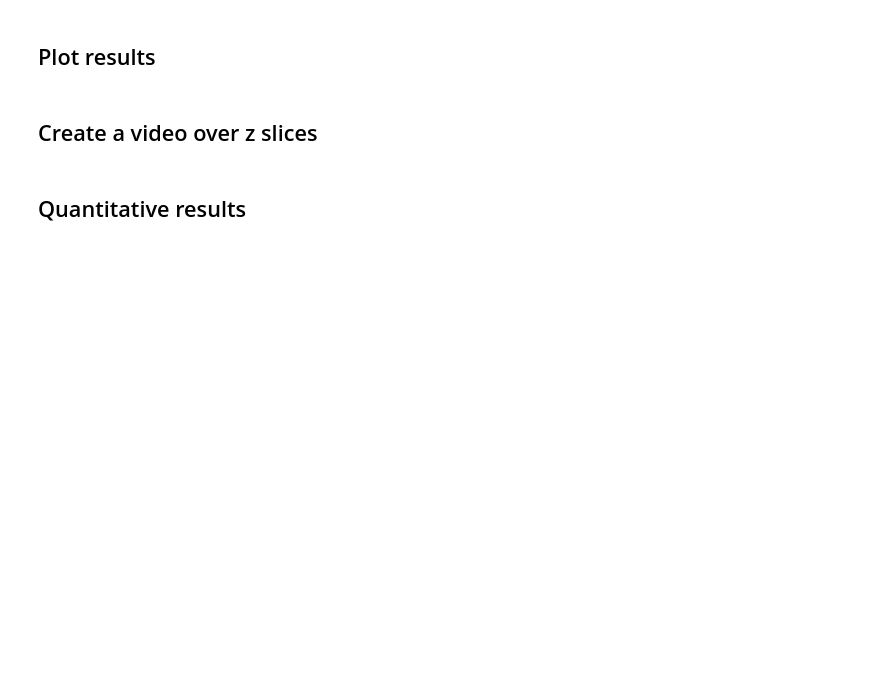
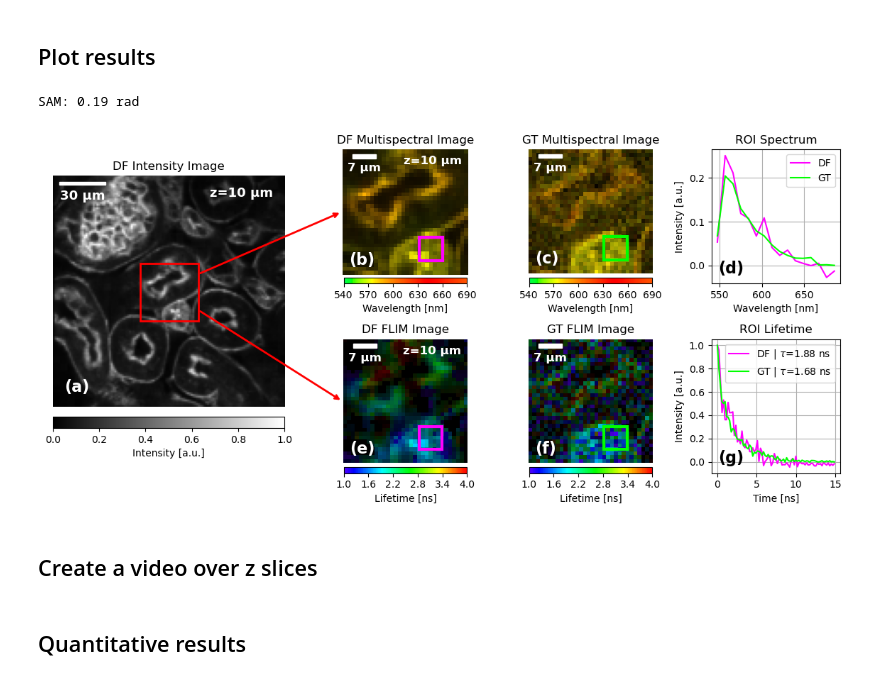
Before and after one commit to FluoLab/datafusion, a Jupyter notebook: analysis_kidney2.ipynb, the cells around one changed output. Saved outputs shown, nothing was run; the diff lists cells and outputs as text; code cells hidden in the pictures; blank space fills up the shorter version.

```diff
--- a/analysis_kidney2.ipynb
+++ b/analysis_kidney2.ipynb
@@ -302,10 +313,21 @@ interact(
 
 ## Plot results
 # %%
+def add_z_text(z_index, ax, font_size=12):
+    ax.text(
+        0.95, 0.95, f"z={z_index} µm",
+        transform=ax.transAxes,
+        fontsize=font_size,
+        fontweight="bold",
+        va="top",
+        ha="right",
+        c="w"
+    )
+
+
 def plot_zoom_results(
         x, t, lam,
         gt_spc,
-        cmos,
         z_index,
         zoom_slice=slice(48, 80),
         roi_u=slice(24, 30),
@@ -373,14 +395,16 @@ def plot_zoom_results(
         ax0.transData,
         scalebar_length_pixels,  # Length of scalebar in pixels
         f'{scalebar_length_micrometers} µm',  # Label for the scalebar
-        'upper right',
+        'upper left',
         pad=0.4,
+        sep=5,
         color='white',
         frameon=False,
         size_vertical=1.5,
         fontproperties={"size": 13, "weight": "bold"},
     )
     ax0.add_artist(scalebar)
+    add_z_text(z_index, ax0, font_size=13)
 
     # ax0.text(
     #     0.48, 0.06, f"PSNR: {psnr_intensity:.2f} dB",
@@ -411,12 +435,15 @@ def plot_zoom_results(
         f'{scalebar_length_micrometers_zoomed} µm',  # Label for the scalebar
         'upper left',
         pad=0.3,
+        sep=5,
         color='white',
         frameon=False,
         size_vertical=1,
         fontproperties={"size": 12, "weight": "bold"},
     )
     ax01.add_artist(scalebar)
+    add_z_text(z_index, ax01, font_size=12)
+
     # Add PSNR with respect to the ground truth
     # psnr_spectrum = np.zeros(gt_spc.shape[1])
     # for i in range(gt_spc.shape[1]):
@@ -457,6 +484,7 @@ def plot_zoom_results(
         f'{scalebar_length_micrometers_zoomed} µm',  # Label for the scalebar
         'upper left',
         pad=0.3,
+        sep=5,
         color='white',
         frameon=False,
         size_vertical=1,
@@ -466,16 +494,19 @@ def plot_zoom_results(
     ax02.axis("off")
 
     ax03 = fig.add_subplot(gs[0, 3])
-    tmp = fused_zoomed[:, :, 0, roi_u, roi_v].sum(axis=(0, 2, 3))
-    ax03.plot(lam, tmp / tmp.sum(), label="DF", c="magenta")
-    tmp = gt_spc[:, :, roi_u, roi_v].sum(axis=(0, 2, 3))
-    ax03.plot(lam, tmp / tmp.sum(), label="GT", c="lime")
+    fused_roi_spectrum = fused_zoomed[:, :, 0, roi_u, roi_v].sum(axis=(0, 2, 3))
+    fused_roi_spectrum /= fused_roi_spectrum.sum()
+    ax03.plot(lam, fused_roi_spectrum, label="DF", c="magenta")
+    spc_roi_spectrum = gt_spc[:, :, roi_u, roi_v].sum(axis=(0, 2, 3))
+    spc_roi_spectrum /= spc_roi_spectrum.sum()
+    ax03.plot(lam, spc_roi_spectrum, label="GT", c="lime")
     ax03.set_title("ROI Spectrum")
     ax03.set_xlabel("Wavelength [nm]")
     ax03.set_ylabel("Intensity [a.u.]")
     ax03.legend()
     ax03.grid()
     ax03.text(0.05, 0.05, "(d)", transform=ax03.transAxes, fontsize=font_size_letters, fontweight="bold", va='bottom')
+    print(f"SAM: {sam(fused_roi_spectrum, spc_roi_spectrum):.2F} rad")
 
     # Lifetime comparison
     hsv_colormap = np.vstack([np.linspace(0, 26 / 36, 100)[::-1], np.ones(100), np.ones(100)]).T
@@ -497,12 +528,14 @@ def plot_zoom_results(
         f'{scalebar_length_micrometers_zoomed} µm',  # Label for the scalebar
         'upper left',
         pad=0.3,
+        sep=5,
         color='white',
         frameon=False,
         size_vertical=1,
         fontproperties={"size": 12, "weight": "bold"},
     )
     ax11.add_artist(scalebar)
+    add_z_text(z_index, ax11, font_size=12)
 
     # Add PSNR with respect to the ground truth
     # psnr_lifetime = psnr(gt_spc_tau, fused_zoomed_tau, data_range=gt_spc_tau.max() - gt_spc_tau.min())
@@ -533,6 +566,7 @@ def plot_zoom_results(
         f'{scalebar_length_micrometers_zoomed} µm',  # Label for the scalebar
         'upper left',
         pad=0.3,
+        sep=5,
         color='white',
         frameon=False,
         size_vertical=1,
@@ -542,27 +576,27 @@ def plot_zoom_results(
     ax12.axis("off")
 
     ax13 = fig.add_subplot(gs[1, 3])
-    tmp = fused_zoomed[:, :, 0, roi_u, roi_v].sum(axis=(1, 2, 3))
-    tmp /= tmp.max()
-    params, _ = curve_fit(decay, t, tmp,
+    fused_roi_time = fused_zoomed[:, :, 0, roi_u, roi_v].sum(axis=(1, 2, 3))
+    fused_roi_time /= fused_roi_time.max()
+    params, _ = curve_fit(decay, t, fused_roi_time,
                           bounds=([0.0, 1e-6, 0.0], [1, 6.0, 0.1]),
                           p0=(0.5, 2.0, 0.000001),
                           maxfev=5000,
                           )
-    ax13.plot(t, tmp, label=f"{TAU}={params[1]:.2F} ns", c="magenta")
-    tmp = gt_spc[:, :, roi_u, roi_v].sum(axis=(1, 2, 3))
-    tmp /= tmp.max()
-    params, _ = curve_fit(decay, t, tmp,
+    ax13.plot(t, fused_roi_time, label=f"DF | {TAU}={params[1]:.2F} ns", c="magenta")
+    spc_roi_time = gt_spc[:, :, roi_u, roi_v].sum(axis=(1, 2, 3))
+    spc_roi_time /= spc_roi_time.max()
+    params, _ = curve_fit(decay, t, spc_roi_time,
                           bounds=([0.0, 1e-6, 0.0], [1, 6.0, 0.1]),
                           p0=(0.5, 2.0, 0.000001),
                           maxfev=5000,
                           )
-    ax13.plot(t, tmp, label=f"{TAU}={params[1]:.2F} ns", c="lime")
+    ax13.plot(t, spc_roi_time, label=f"GT | {TAU}={params[1]:.2F} ns", c="lime")
+    ax13.legend()
     ax13.set_title("ROI Lifetime")
     ax13.set_xlabel("Time [ns]")
     ax13.set_ylabel("Intensity [a.u.]")
     # ax13.set_yscale("log")
-    ax13.legend()
     ax13.grid()
     ax13.text(0.05, 0.05, "(g)", transform=ax13.transAxes, fontsize=font_size_letters, fontweight="bold", va="bottom")
 
@@ -591,39 +625,43 @@ def plot_zoom_results(
         "", xy=(-0.01, 0.5), xytext=(zoom_slice.stop, 54),
         xycoords=ax01.transAxes, textcoords="data",
         arrowprops=dict(arrowstyle="->", color="red", lw=2)
     )
 
     ax0.annotate(
         "", xy=(-0.01, 0.5), xytext=(zoom_slice.stop, 74),
         xycoords=ax11.transAxes, textcoords="data",
         arrowprops=dict(arrowstyle="->", color="red", lw=2)
     )
 
     plt.tight_layout()
 
     if save_name:
         plt.savefig(FIGURES_PATH / save_name, dpi=300)
 
     plt.show()
 
 
 plot_zoom_results(
-    x, t, lam, gt_spc, cmos_out,
+    x, t, lam, gt_spc,
     z_index=10,
-    save_name="results_kidney2_hard_roi.pdf",
     zoom_slice=slice(48, 80),
     # Normal ROI
-    # roi_u=slice(22, 28),
-    # roi_v=slice(19, 25),
+    save_name="results_kidney2_normal_roi.pdf",
+    roi_u=slice(22, 28),
+    roi_v=slice(19, 25),
     # Hard ROI
-    roi_u=slice(6, 12),
-    roi_v=slice(22, 28),
+    # save_name="results_kidney2_hard_roi.pdf",
+    # roi_u=slice(6, 12),
+    # roi_v=slice(22, 28),
     # One pixel ROI
     # roi_u=slice(20, 21),
     # roi_v=slice(15, 16),
     font_size_letters=16,
     tau_clip=(1, 4),
 )
+# %% [output]
+SAM: 0.19 rad
+[figure, added]
 # %%
 def plot_intensity_lambda_lifetime(
         intensity_volume, spectral_volume, lifetime_volume,
```
Also changed, not shown: parts of 13 cells of this notebook, 3 other files.
